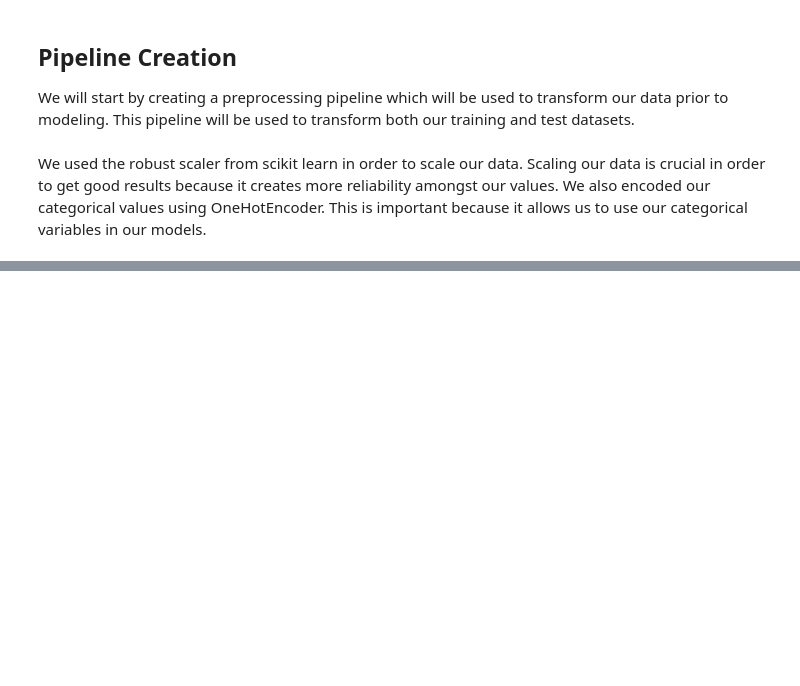
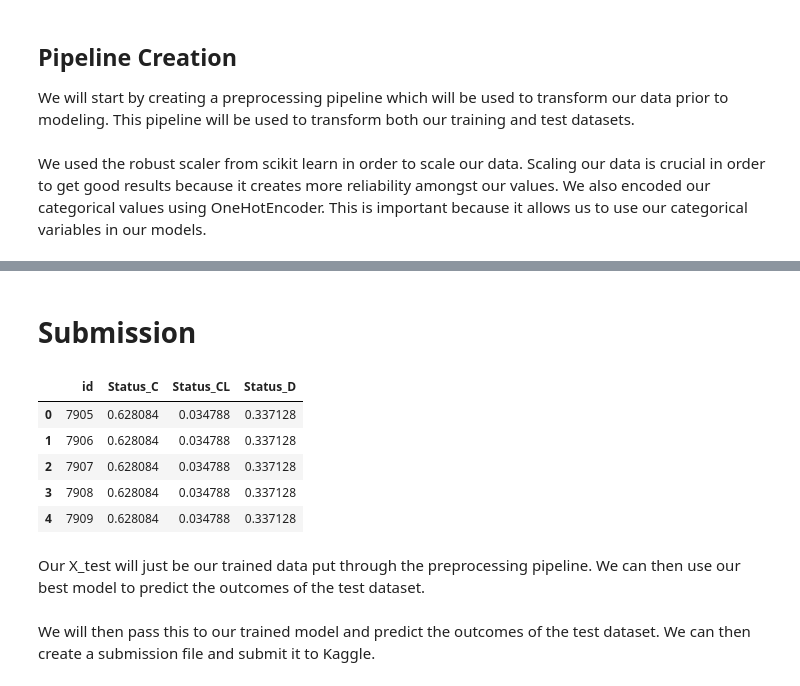
Before and after one commit to Mattcalcaterra/cirrhosisPredicitonsComp, a Jupyter notebook: cirrhosisAnalysis.ipynb, the cells around one changed output, grey strips where cells are left out. Saved outputs shown, nothing was run; the diff lists cells and outputs as text; code cells hidden in the pictures; blank space fills up the shorter version.

```diff
--- a/cirrhosisAnalysis.ipynb
+++ b/cirrhosisAnalysis.ipynb
@@ -238,0 +405,14 @@ base_models = [("rf", rf), ("ada", ada), ("cat", cat), ("xgb", xbg)]
+# %% [markdown]
+# Submission
+# %%
+submission = pd.read_csv("./data/sample_submission.csv")
+submission.head()
+# %% [output]
+|  | id | Status_C | Status_CL | Status_D |
+| 0 | 7905 | 0.628084 | 0.034788 | 0.337128 |
+| 1 | 7906 | 0.628084 | 0.034788 | 0.337128 |
+| 2 | 7907 | 0.628084 | 0.034788 | 0.337128 |
+| 3 | 7908 | 0.628084 | 0.034788 | 0.337128 |
+| 4 | 7909 | 0.628084 | 0.034788 | 0.337128 |
+# %% [markdown]
+Our X_test will just be our trained data put through the preprocessing pipeline. We can then use our best model to predict the outcomes of the test dataset.
@@ -238,0 +421,2 @@ base_models = [("rf", rf), ("ada", ada), ("cat", cat), ("xgb", xbg)]
+# %% [markdown]
+We will then pass this to our trained model and predict the outcomes of the test dataset. We can then create a submission file and submit it to Kaggle.
```
Also changed, not shown: parts of 22 cells of this notebook, 5 other files.
